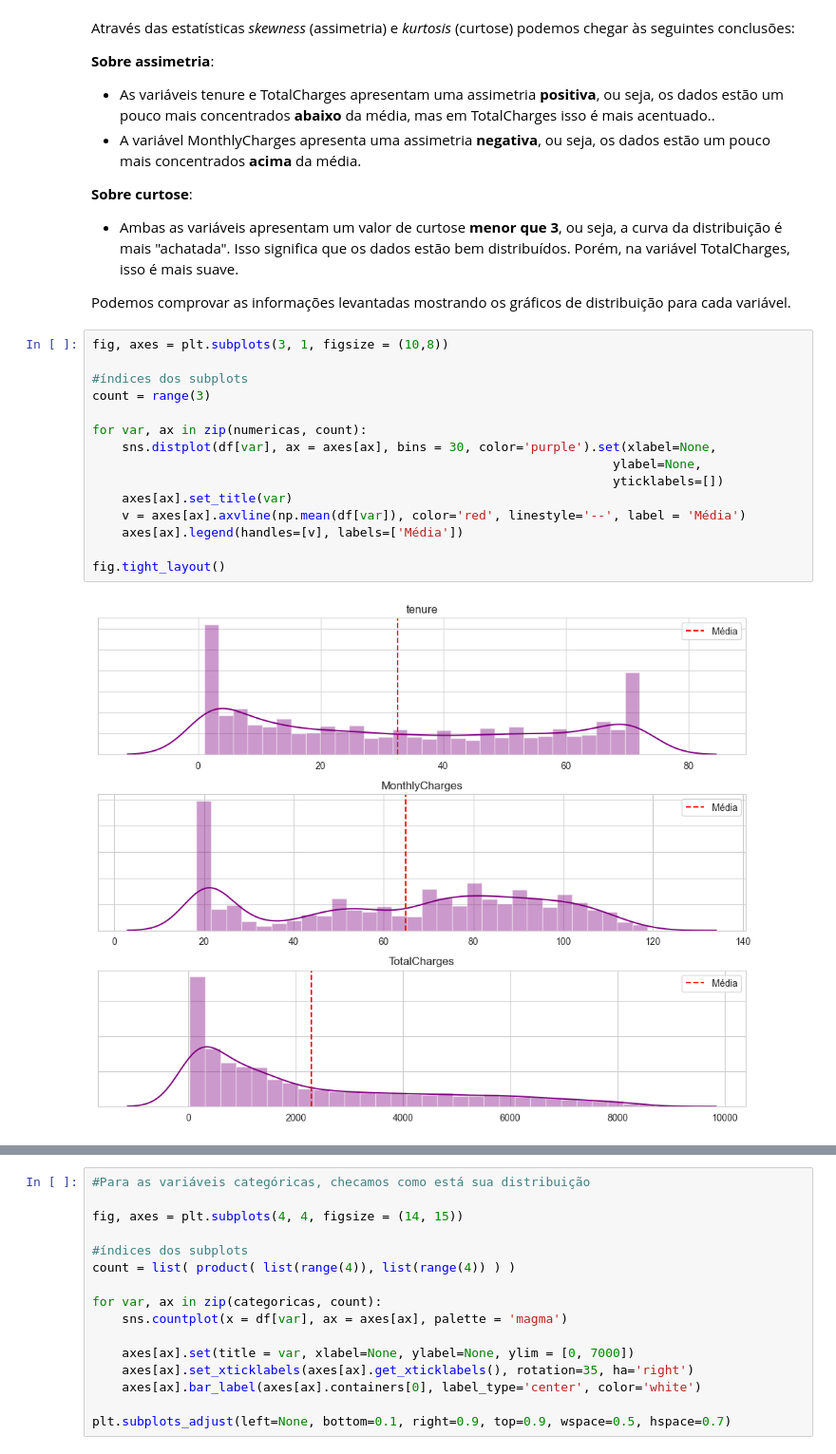
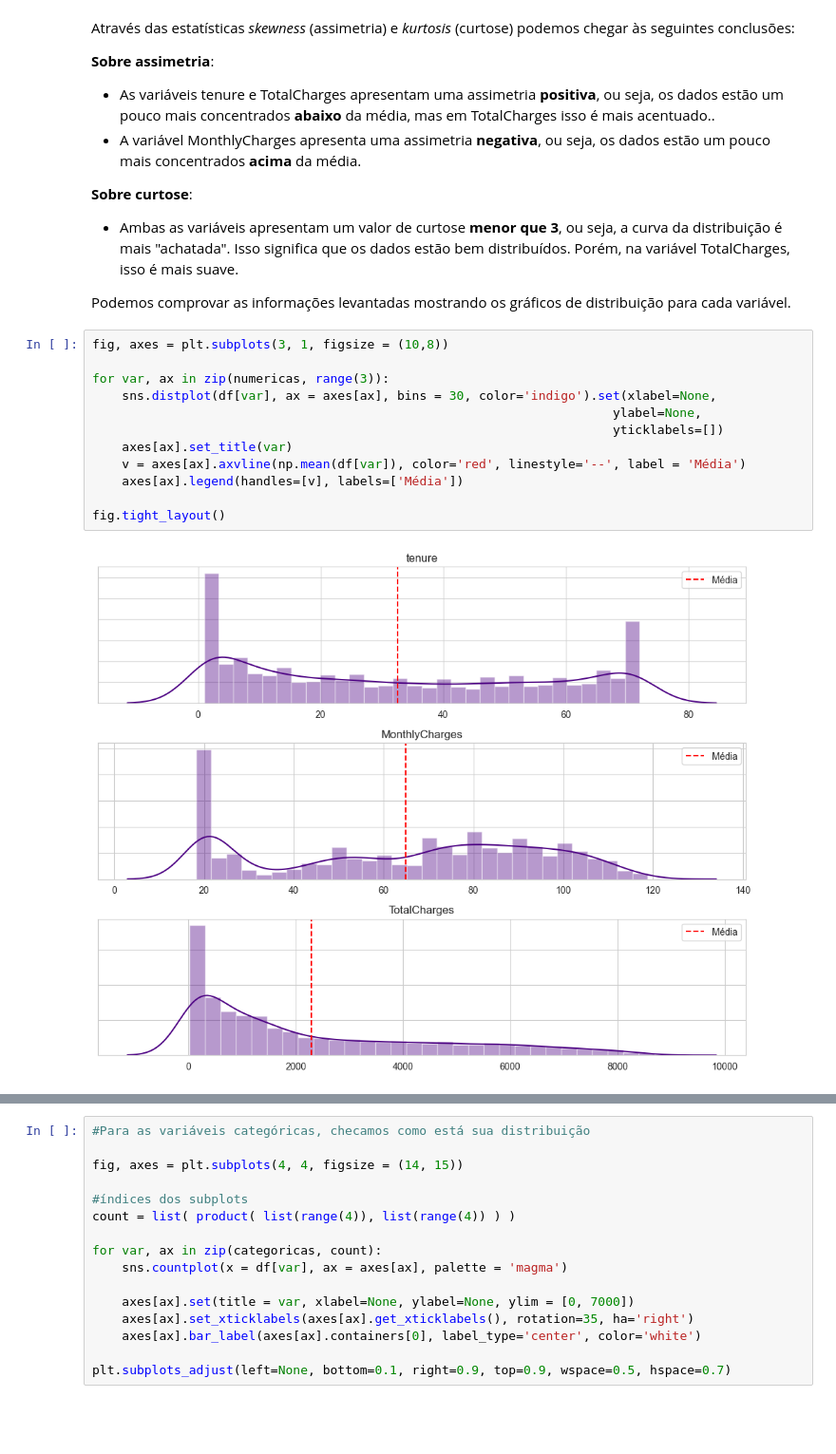
Before and after one commit to eloabe/churn-analysis, a Jupyter notebook: notebook1.ipynb, the cells around one changed output, grey strips where cells are left out. Shown at 95% size. Cells and saved outputs as stored; diff of their text form; blank space fills up the shorter version.

```diff
--- a/notebook1.ipynb
+++ b/notebook1.ipynb
@@ -217,21 +265,18 @@ Através das estatísticas _skewness_ (assimetria) e _kurtosis_ (curtose) podemo
 - Ambas as variáveis apresentam um valor de curtose **menor que 3**, ou seja, a curva da distribuição é mais "achatada". Isso significa que os dados estão bem distribuídos. Porém, na variável TotalCharges, isso é mais suave.
 
 Podemos comprovar as informações levantadas mostrando os gráficos de distribuição para cada variável.
-# %%
-fig, axes = plt.subplots(3, 1, figsize = (10,8))
-
-#índices dos subplots
-count = range(3)
-
-for var, ax in zip(numericas, count):
-    sns.distplot(df[var], ax = axes[ax], bins = 30, color='purple').set(xlabel=None,
-                                                                      ylabel=None,
-                                                                      yticklabels=[])
-    axes[ax].set_title(var)
-    v = axes[ax].axvline(np.mean(df[var]), color='red', linestyle='--', label = 'Média')
-    axes[ax].legend(handles=[v], labels=['Média'])
-
-fig.tight_layout()
-# %% [output]
-[figure, removed]
+# %%
+fig, axes = plt.subplots(3, 1, figsize = (10,8))
+
+for var, ax in zip(numericas, range(3)):
+    sns.distplot(df[var], ax = axes[ax], bins = 30, color='indigo').set(xlabel=None,
+                                                                      ylabel=None,
+                                                                      yticklabels=[])
+    axes[ax].set_title(var)
+    v = axes[ax].axvline(np.mean(df[var]), color='red', linestyle='--', label = 'Média')
+    axes[ax].legend(handles=[v], labels=['Média'])
+
+fig.tight_layout()
+# %% [output]
+[figure, added]
 # %% [markdown]
```
Also changed, not shown: parts of 16 cells of this notebook.
